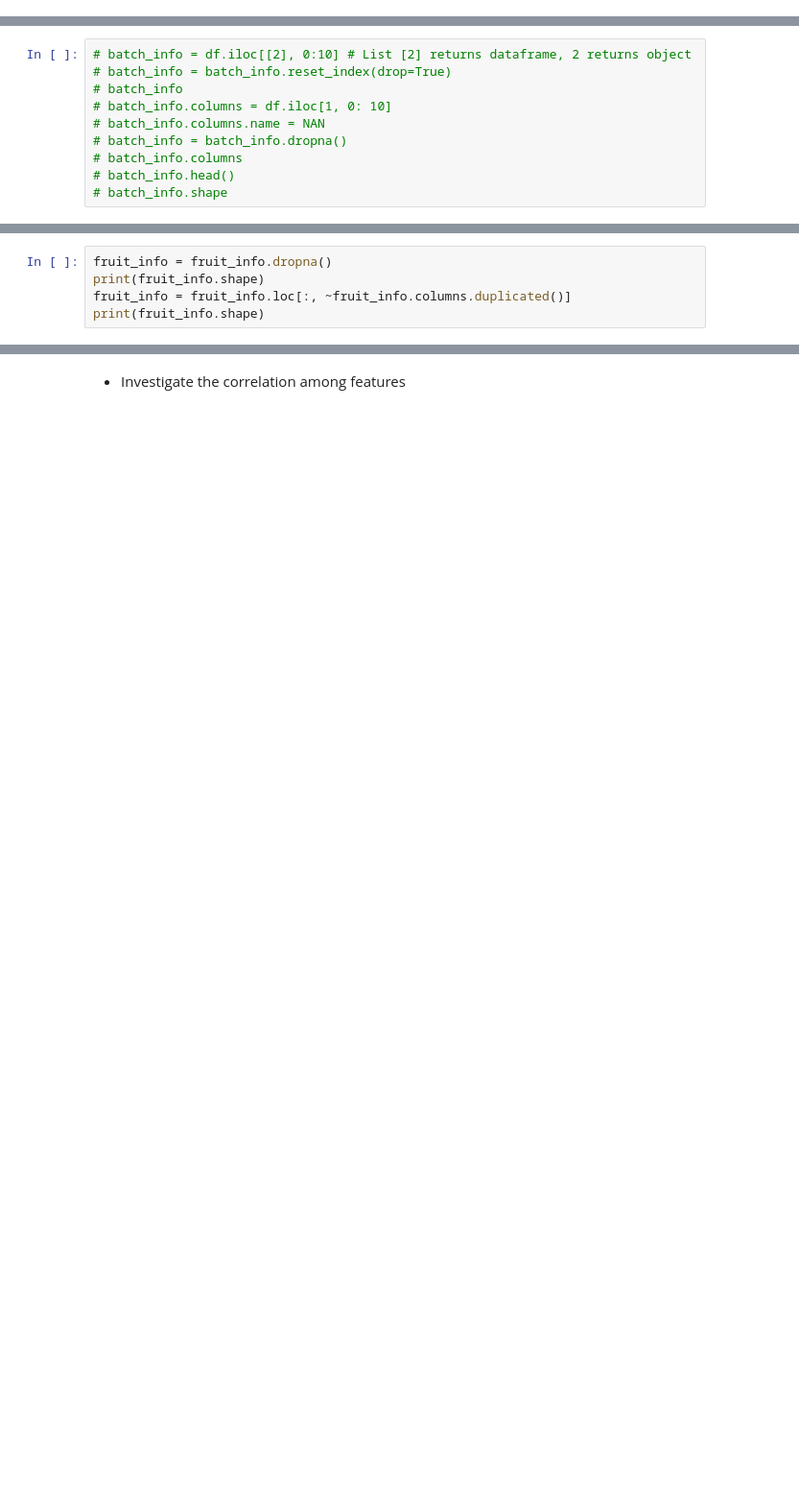
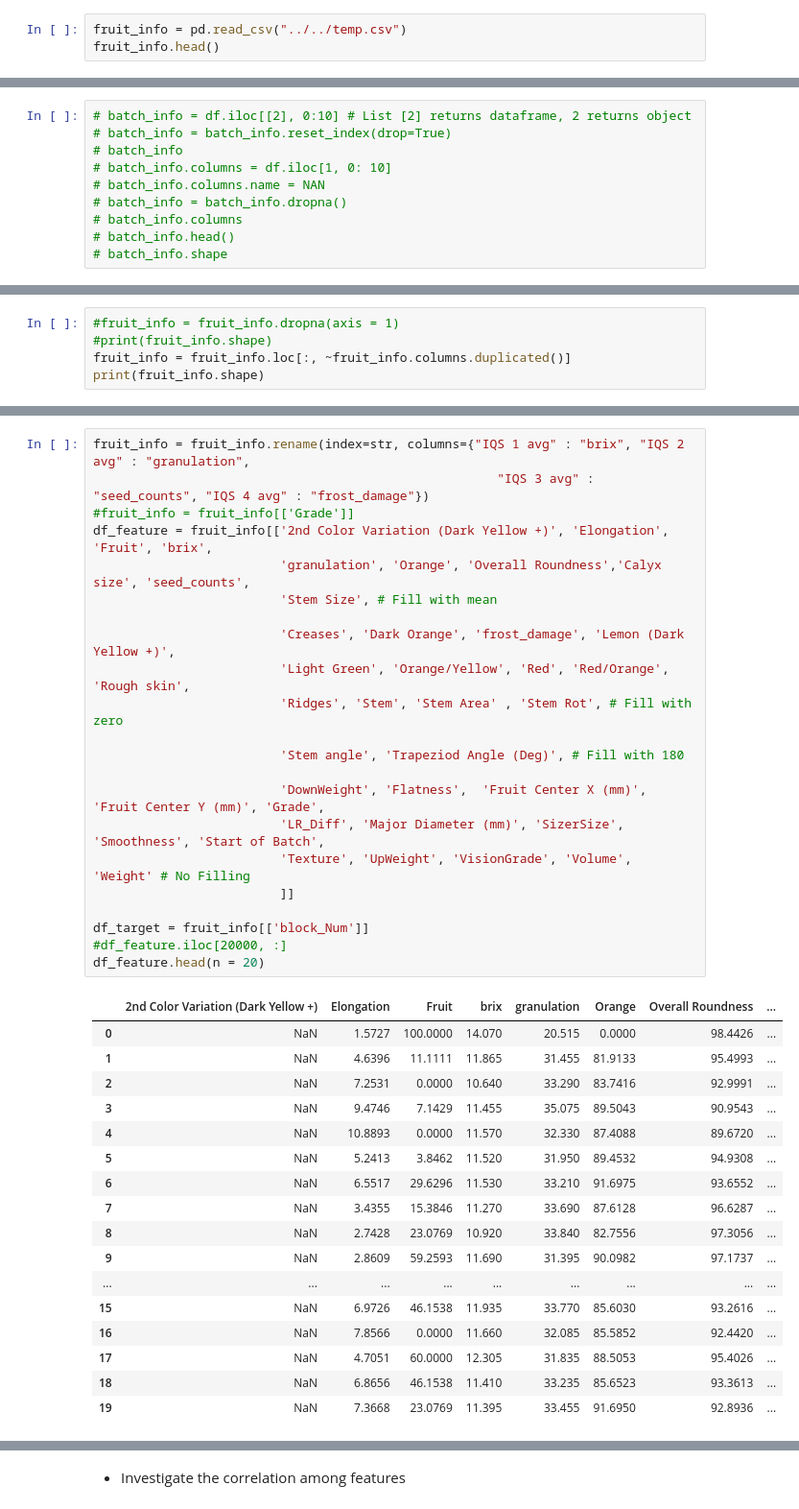
Before and after one commit to Heronalps/LREC_Project, a Jupyter notebook: notebooks/LREC_Project.ipynb, the cells around one changed output, grey strips where cells are left out. Shown at 96% size. Cells and saved outputs as stored; diff of their text form; blank space fills up the shorter version.

```diff
--- a/notebooks/LREC_Project.ipynb
+++ b/notebooks/LREC_Project.ipynb
@@ -34,0 +7,3 @@ df
+# %%
+fruit_info = pd.read_csv("../../temp.csv")
+fruit_info.head()
@@ -66,6 +27,6 @@ fruit_info
 # %%
-fruit_info = fruit_info.dropna()
-print(fruit_info.shape)
+#fruit_info = fruit_info.dropna(axis = 1)
+#print(fruit_info.shape)
 fruit_info = fruit_info.loc[:, ~fruit_info.columns.duplicated()]
 print(fruit_info.shape)
 # %% [output]
@@ -75,0 +56,40 @@ print(fruit_info.shape)
+# %%
+fruit_info = fruit_info.rename(index=str, columns={"IQS 1 avg" : "brix", "IQS 2 avg" : "granulation",
+                                                      "IQS 3 avg" : "seed_counts", "IQS 4 avg" : "frost_damage"})
+#fruit_info = fruit_info[['Grade']]
+df_feature = fruit_info[['2nd Color Variation (Dark Yellow +)', 'Elongation', 'Fruit', 'brix',
+                         'granulation', 'Orange', 'Overall Roundness','Calyx size', 'seed_counts',
+                         'Stem Size', # Fill with mean
+
+                         'Creases', 'Dark Orange', 'frost_damage', 'Lemon (Dark Yellow +)',
+                         'Light Green', 'Orange/Yellow', 'Red', 'Red/Orange', 'Rough skin',
+                         'Ridges', 'Stem', 'Stem Area' , 'Stem Rot', # Fill with zero
+
+                         'Stem angle', 'Trapeziod Angle (Deg)', # Fill with 180
+
+                         'DownWeight', 'Flatness',  'Fruit Center X (mm)', 'Fruit Center Y (mm)', 'Grade',
+                         'LR_Diff', 'Major Diameter (mm)', 'SizerSize', 'Smoothness', 'Start of Batch',
+                         'Texture', 'UpWeight', 'VisionGrade', 'Volume', 'Weight' # No Filling
+                         ]]
+
+df_target = fruit_info[['block_Num']]
+#df_feature.iloc[20000, :]
+df_feature.head(n = 20)
+# %% [output]
+|  | 2nd Color Variation (Dark Yellow +) | Elongation | Fruit | brix | granulation | Orange | Overall Roundness | ... |
+| 0 | NaN | 1.5727 | 100.0000 | 14.070 | 20.515 | 0.0000 | 98.4426 | ... |
+| 1 | NaN | 4.6396 | 11.1111 | 11.865 | 31.455 | 81.9133 | 95.4993 | ... |
+| 2 | NaN | 7.2531 | 0.0000 | 10.640 | 33.290 | 83.7416 | 92.9991 | ... |
+| 3 | NaN | 9.4746 | 7.1429 | 11.455 | 35.075 | 89.5043 | 90.9543 | ... |
+| 4 | NaN | 10.8893 | 0.0000 | 11.570 | 32.330 | 87.4088 | 89.6720 | ... |
+| 5 | NaN | 5.2413 | 3.8462 | 11.520 | 31.950 | 89.4532 | 94.9308 | ... |
+| 6 | NaN | 6.5517 | 29.6296 | 11.530 | 33.210 | 91.6975 | 93.6552 | ... |
+| 7 | NaN | 3.4355 | 15.3846 | 11.270 | 33.690 | 87.6128 | 96.6287 | ... |
+| 8 | NaN | 2.7428 | 23.0769 | 10.920 | 33.840 | 82.7556 | 97.3056 | ... |
+| 9 | NaN | 2.8609 | 59.2593 | 11.690 | 31.395 | 90.0982 | 97.1737 | ... |
+| ... | ... | ... | ... | ... | ... | ... | ... | ... |
+| 15 | NaN | 6.9726 | 46.1538 | 11.935 | 33.770 | 85.6030 | 93.2616 | ... |
+| 16 | NaN | 7.8566 | 0.0000 | 11.660 | 32.085 | 85.5852 | 92.4420 | ... |
+| 17 | NaN | 4.7051 | 60.0000 | 12.305 | 31.835 | 88.5053 | 95.4026 | ... |
+| 18 | NaN | 6.8656 | 46.1538 | 11.410 | 33.235 | 85.6523 | 93.3613 | ... |
+| 19 | NaN | 7.3668 | 23.0769 | 11.395 | 33.455 | 91.6950 | 92.8936 | ... |
```
Also changed, not shown: parts of 24 cells of this notebook, 2 other files.
